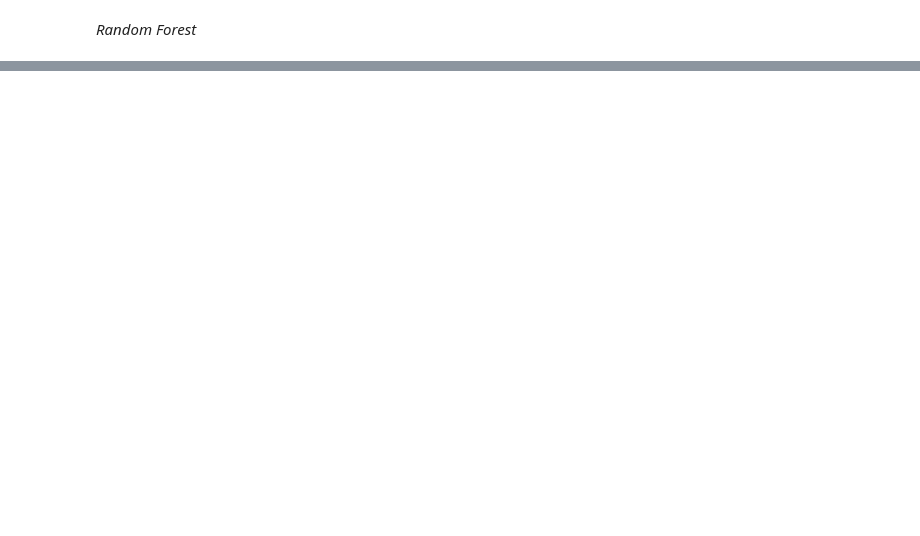
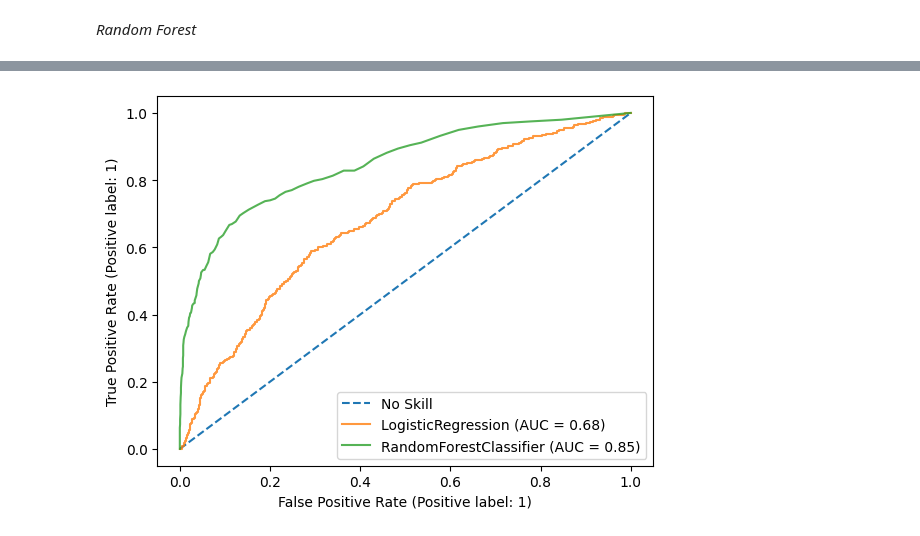
Before and after one commit to mmwitters/CDA_Project, a Jupyter notebook: Final Project.ipynb, the cells around one changed output, grey strips where cells are left out. Cells and saved outputs as stored; diff of their text form; code cells hidden in the pictures; blank space fills up the shorter version.

```diff
--- a/Final Project.ipynb
+++ b/Final Project.ipynb
@@ -513,4 +616,9 @@ print(classification_report(y_test, rf_preds, zero_division=1))
 # %%
 ax = plt.gca()
+plt.plot([0, 1], [0, 1], linestyle="--", label='No Skill')
+log_disp.plot(ax=ax, alpha=0.8)
 rfc_disp = RocCurveDisplay.from_estimator(rf, X_test_mod, y_test, ax=ax, alpha=0.8)
+plt.title()
 plt.show()
+# %% [output]
+[figure, added]
```
Also changed, not shown: parts of 18 cells of this notebook.
